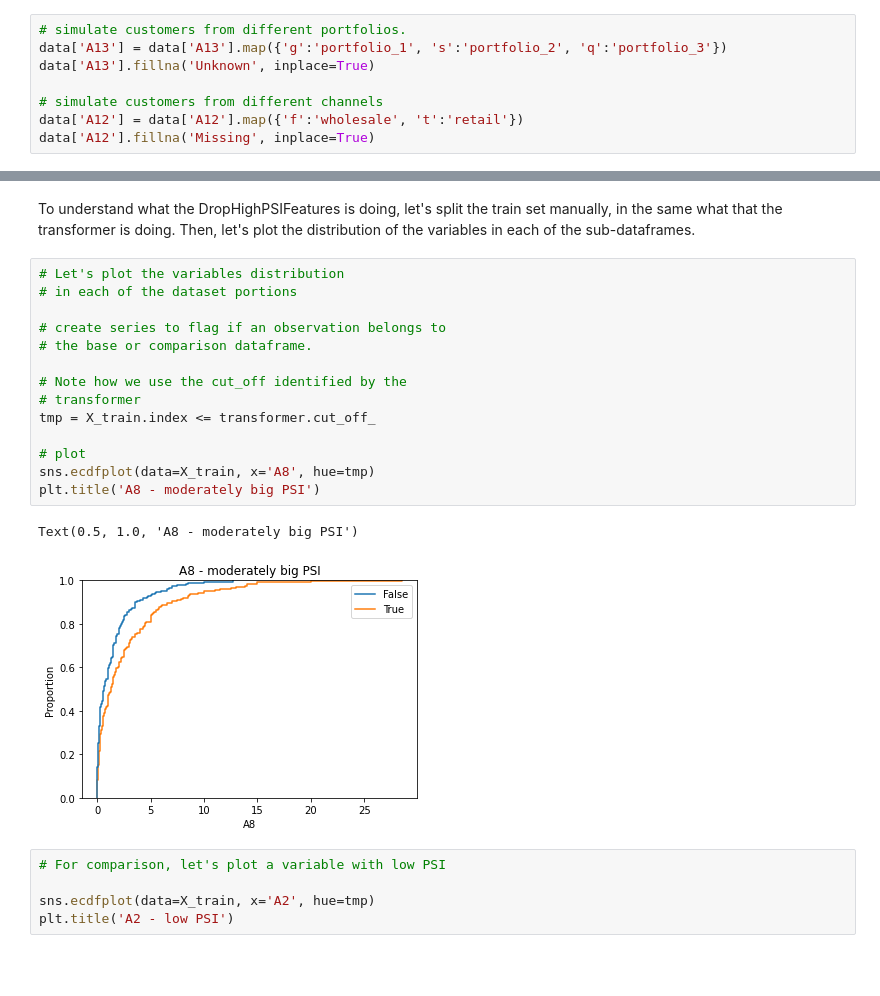
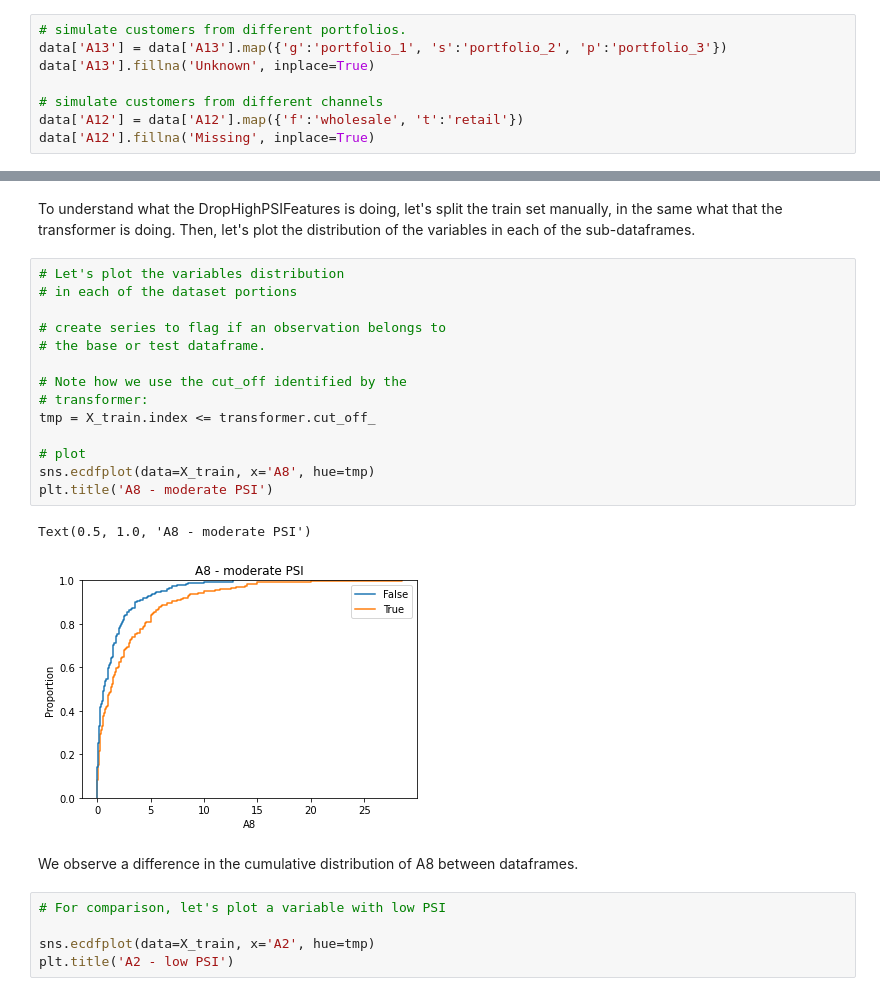
Before and after one commit to feature-engine/feature-engine-examples, a Jupyter notebook: selection/Drop-High-PSI-Features.ipynb, the cells around one changed output, grey strips where cells are left out. Cells and saved outputs as stored; diff of their text form; blank space fills up the shorter version.

```diff
--- a/selection/Drop-High-PSI-Features.ipynb
+++ b/selection/Drop-High-PSI-Features.ipynb
@@ -63,7 +63,7 @@ data.head()
 ## Edit and add features
 # %%
 # simulate customers from different portfolios.
-data['A13'] = data['A13'].map({'g':'portfolio_1', 's':'portfolio_2', 'q':'portfolio_3'})
+data['A13'] = data['A13'].map({'g':'portfolio_1', 's':'portfolio_2', 'p':'portfolio_3'})
 data['A13'].fillna('Unknown', inplace=True)
 
 # simulate customers from different channels
@@ -243,20 +245,22 @@ To understand what the DropHighPSIFeatures is doing, let's split the train set m
 # %%
 # Let's plot the variables distribution
 # in each of the dataset portions
 
 # create series to flag if an observation belongs to
-# the base or comparison dataframe.
+# the base or test dataframe.
 
 # Note how we use the cut_off identified by the
-# transformer
+# transformer:
 tmp = X_train.index <= transformer.cut_off_
 
 # plot
 sns.ecdfplot(data=X_train, x='A8', hue=tmp)
-plt.title('A8 - moderately big PSI')
+plt.title('A8 - moderate PSI')
 # %% [output]
-Text(0.5, 1.0, 'A8 - moderately big PSI')
+Text(0.5, 1.0, 'A8 - moderate PSI')
-[figure, old version]
+[figure, new version]
+# %% [markdown]
+We observe a difference in the cumulative distribution of A8 between dataframes.
 # %%
 # For comparison, let's plot a variable with low PSI
 
```
Also changed, not shown: parts of 34 cells of this notebook.
